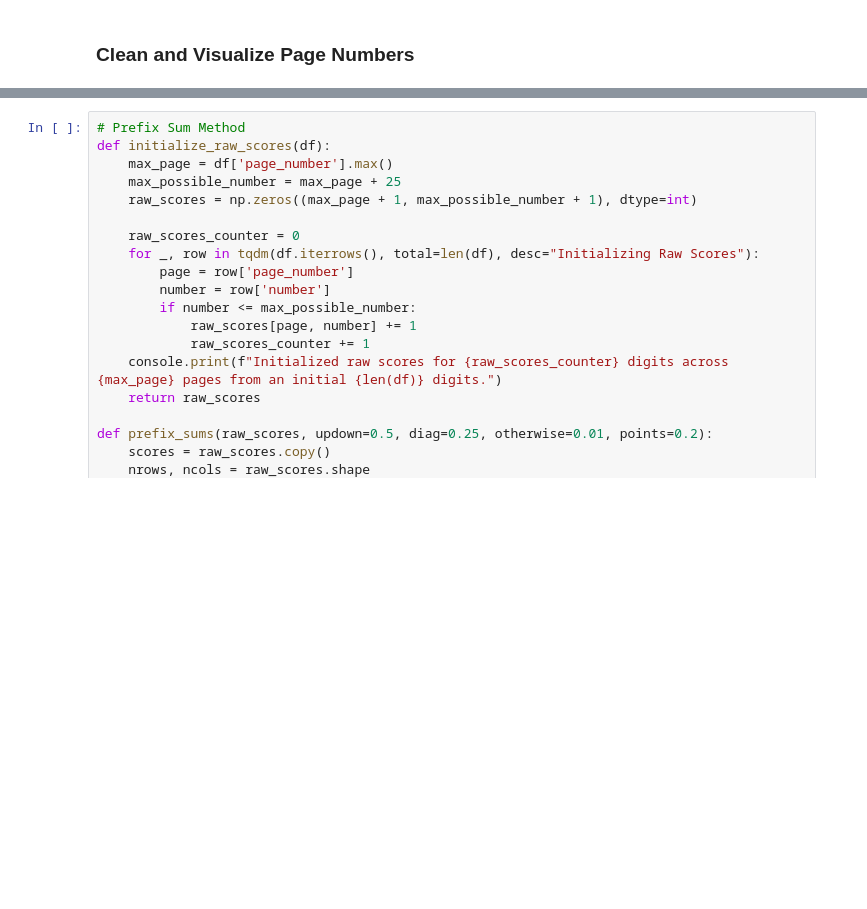
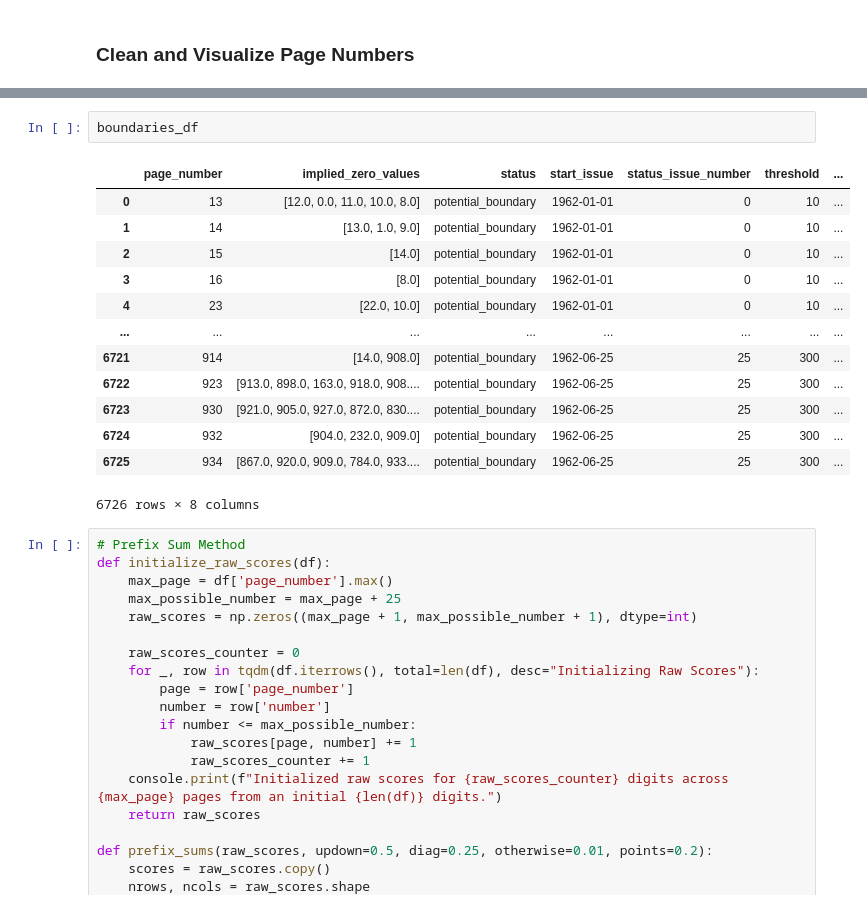
Before and after one commit to Informing-The-Third-World/periodical-wavelet-analysis, a Jupyter notebook: notebooks/Model_Issue_Segmentation.ipynb, the cells around one changed output, grey strips where cells are left out. Drawn from its saved outputs; the diff is of its cells as text; blank space fills up the shorter version.

```diff
--- a/notebooks/Model_Issue_Segmentation.ipynb
+++ b/notebooks/Model_Issue_Segmentation.ipynb
@@ -194,3 +717,19 @@ alt.Chart(grouped_annotated_boundaries_df).mark_bar().encode(
+# %%
+boundaries_df
+# %% [output]
+|  | page_number | implied_zero_values | status | start_issue | status_issue_number | threshold | ... |
+| 0 | 13 | [12.0, 0.0, 11.0, 10.0, 8.0] | potential_boundary | 1962-01-01 | 0 | 10 | ... |
+| 1 | 14 | [13.0, 1.0, 9.0] | potential_boundary | 1962-01-01 | 0 | 10 | ... |
+| 2 | 15 | [14.0] | potential_boundary | 1962-01-01 | 0 | 10 | ... |
+| 3 | 16 | [8.0] | potential_boundary | 1962-01-01 | 0 | 10 | ... |
+| 4 | 23 | [22.0, 10.0] | potential_boundary | 1962-01-01 | 0 | 10 | ... |
+| ... | ... | ... | ... | ... | ... | ... | ... |
+| 6721 | 914 | [14.0, 908.0] | potential_boundary | 1962-06-25 | 25 | 300 | ... |
+| 6722 | 923 | [913.0, 898.0, 163.0, 918.0, 908.... | potential_boundary | 1962-06-25 | 25 | 300 | ... |
+| 6723 | 930 | [921.0, 905.0, 927.0, 872.0, 830.... | potential_boundary | 1962-06-25 | 25 | 300 | ... |
+| 6724 | 932 | [904.0, 232.0, 909.0] | potential_boundary | 1962-06-25 | 25 | 300 | ... |
+| 6725 | 934 | [867.0, 920.0, 909.0, 784.0, 933.... | potential_boundary | 1962-06-25 | 25 | 300 | ... |
+6726 rows × 8 columns
 # %%
 # Prefix Sum Method
 def initialize_raw_scores(df):
```
Also changed, not shown: parts of 20 cells of this notebook.
